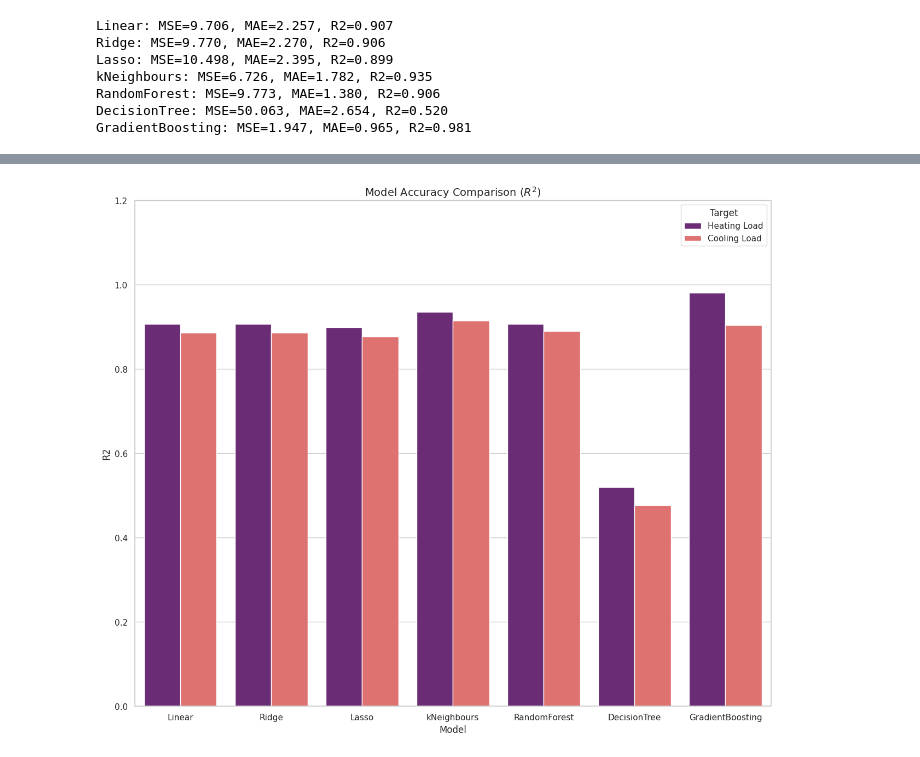
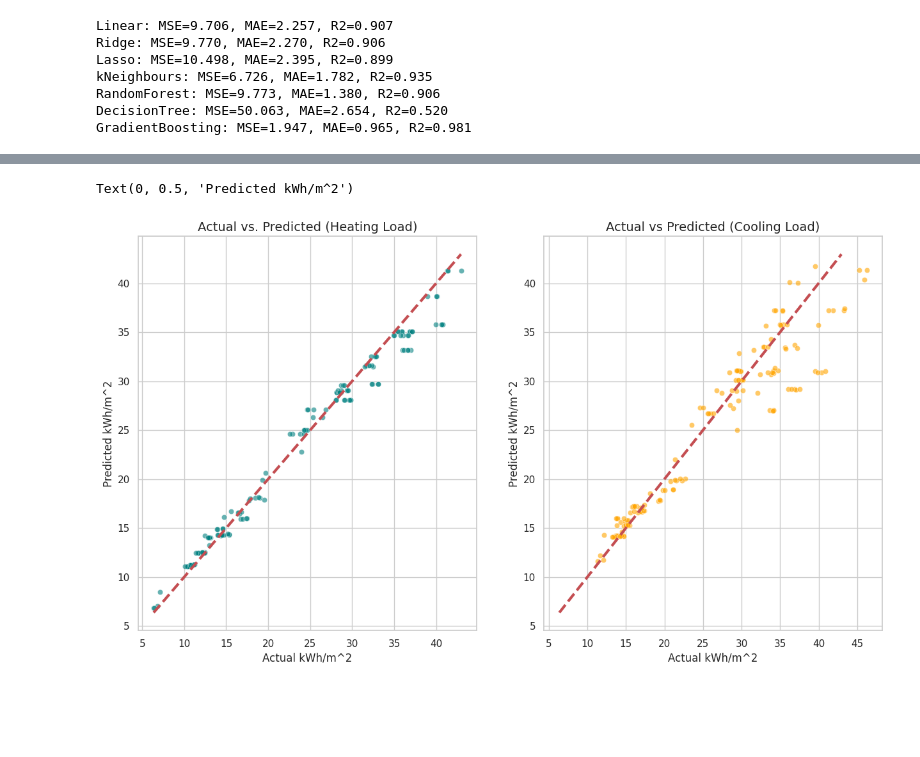
Before and after one commit to Saman0102/RegressionModel, a Jupyter notebook: regressionModel.ipynb, the cells around one changed output, grey strips where cells are left out. Drawn from its saved outputs; the diff is of its cells as text; code cells hidden in the pictures; blank space fills up the shorter version.

Commit message:
Graphs Generated

```diff
--- a/regressionModel.ipynb
+++ b/regressionModel.ipynb
@@ -168,0 +173,17 @@ results_df.shape
+# %%
+sns.set_theme(style="whitegrid")
+plt.rcParams['figure.dpi'] = 100
+
+
+df_h = pd.DataFrame(hl_results).T.reset_index().rename(columns={'index':'Model'})
+df_h['Target'] = 'Heating Load'
+df_c = pd.DataFrame(cl_results).T.reset_index().rename(columns={'index':'Model'})
+df_c['Target'] = 'Cooling Load'
+comparison_df = pd.concat([df_h, df_c])
+
+fig = plt.figure(figsize=(15, 12))
+
+sns.barplot(data=comparison_df, x='Model', y='R2', hue='Target', palette='magma')
+plt.title('Model Accuracy Comparison ($R^2$)', fontsize=14)
+# plt.xticks(rotation=45)
+plt.ylim(0, 1.1)
@@ -169,26 +193,32 @@ results_df.shape
 # %%
-# 1. PREPARE DATA FOR MODEL COMPARISON
-df_h = pd.DataFrame(hl_results).T.reset_index().rename(columns={'index':'Model'})
-df_h['Target'] = 'Heating Load'
-df_c = pd.DataFrame(cl_results).T.reset_index().rename(columns={'index':'Model'})
-df_c['Target'] = 'Cooling Load'
-comparison_df = pd.concat([df_h, df_c])
 
-# 2. GENERATE BEST MODEL PREDICTIONS (Using Gradient Boosting)
-best_model = model_dict['GradientBoosting']
-best_model.fit(X_train_scaled, y1_train) # Training on Heating Load as example
-y_pred = best_model.predict(X_test_scaled)
-residuals = y1_test - y_pred
+# Predicted vs Actual : Describes Trusting Factor
+model_hl = model_dict['GradientBoosting']
+model_cl = model_dict['GradientBoosting']
 
-# --- START PLOTTING ---
-fig = plt.figure(figsize=(15, 12))
+model_hl.fit(X_train_scaled, y1_train)
+y1_pred = model_hl.predict(X_test_scaled)
 
-# PLOT 1: R-Squared Comparison (The "Which Model is Best" Chart)
-sns.barplot(data=comparison_df, x='Model', y='R2', hue='Target', palette='magma')
-plt.title('Model Accuracy Comparison ($R^2$)', fontsize=14)
-plt.ylim(0, 1.2)
+fig = plt.figure(figsize=(15, 8))
+plt.rcParams['figure.dpi'] = 100
 
-plt.show()
+plt.subplot(1, 2, 1)
+sns.scatterplot(x=y1_test, y=y1_pred, alpha=0.6, color='teal')
+plt.plot([y1_test.min(), y1_test.max()], [y1_test.min(), y1_test.max()], 'r--', lw=3)
+plt.title('Actual vs. Predicted (Heating Load)', fontsize=14)
+plt.xlabel('Actual kWh/m^2')
+plt.ylabel('Predicted kWh/m^2')
+
+model_cl.fit(X_train_scaled, y2_train)
+y2_pred = model_cl.predict(X_test_scaled)
+
+plt.subplot(1,2,2)
+sns.scatterplot(x=y2_test,y=y2_pred, alpha=0.6, color='orange')
+plt.plot([y1_test.min(), y1_test.max()], [y1_test.min(), y1_test.max()], 'r--', lw=3)
+plt.title('Actual vs Predicted (Cooling Load)', fontsize=14)
+plt.xlabel('Actual kWh/m^2')
+plt.ylabel('Predicted kWh/m^2')
 # %% [output]
+Text(0, 0.5, 'Predicted kWh/m^2')
-[figure, old version]
+[figure, new version]
 # %%
```
Also changed, not shown: parts of 6 cells of this notebook.
